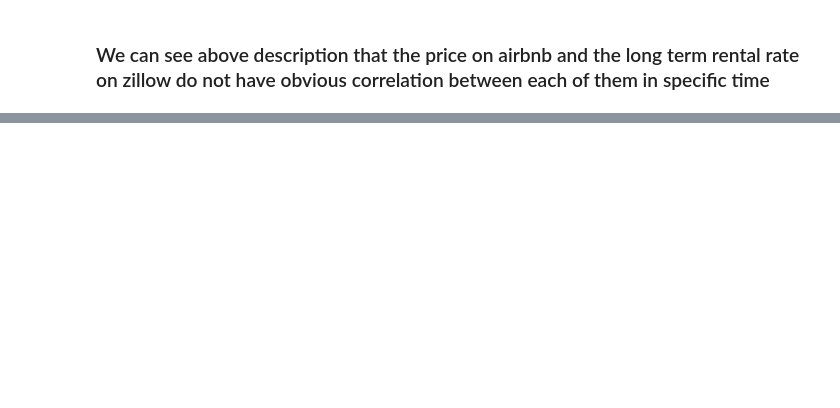
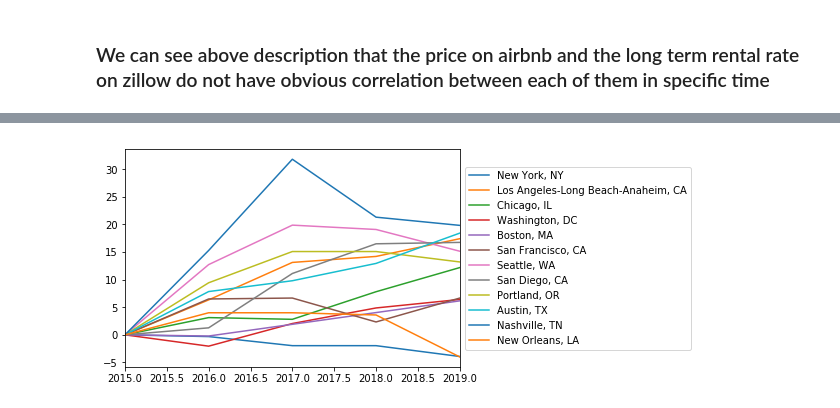
Before and after one commit to cye2277/Final_Project, a Jupyter notebook: PR_Final_project.ipynb, the cells around one changed output, grey strips where cells are left out. Saved outputs shown, nothing was run; the diff lists cells and outputs as text; code cells hidden in the pictures; blank space fills up the shorter version.

```diff
--- a/PR_Final_project.ipynb
+++ b/PR_Final_project.ipynb
@@ -894,0 +738,3 @@ total_1b_apt_zip_list
+# %%
+new_zillow_2b = get_zillow_data('2')
+new_zillow_2b
@@ -894,0 +748,3 @@ total_1b_apt_zip_list
+# %%
+new_zillow_pct_trend_2b = new_zillow_2b.apply(lambda x: x.div(x.iloc[0]).subtract(1).mul(100))
+new_zillow_pct_trend_2b
@@ -894,0 +758,6 @@ total_1b_apt_zip_list
+# %%
+new_zillow_pct_trend_2b.plot()
+plt.legend(loc='center left', bbox_to_anchor=(1.0, 0.5))
+plt.show()
+# %% [output]
+[figure, added]
```
Also changed, not shown: parts of 95 cells of this notebook.
